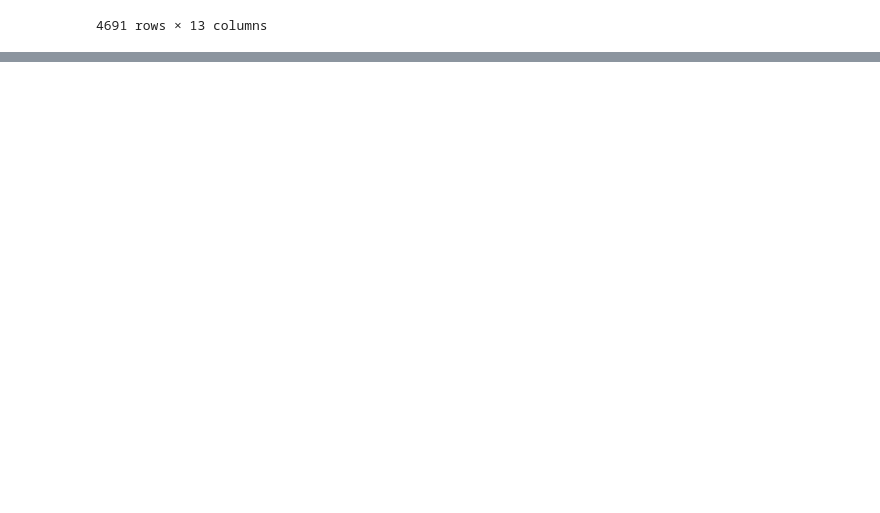
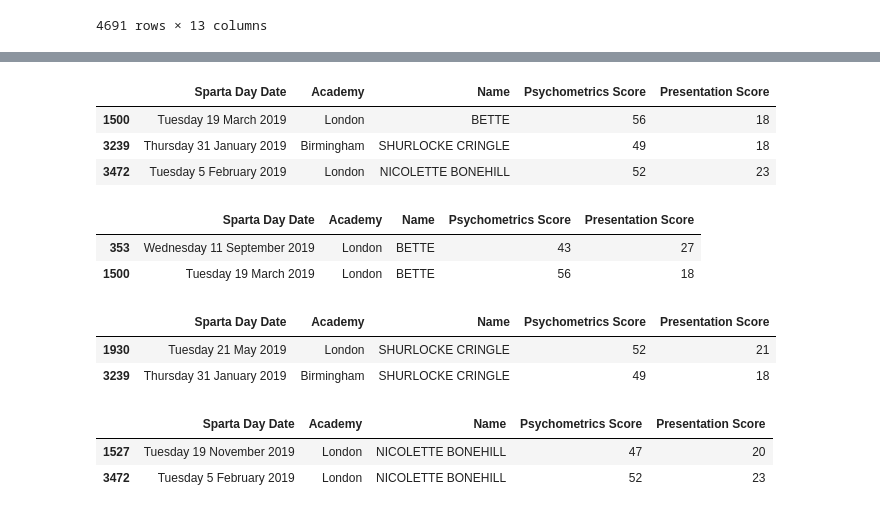
Before and after one commit to fyawil/etl_json_csv_txt_to_SQL_db, a Jupyter notebook: cleaning_dfs_exploration.ipynb, the cells around one changed output, grey strips where cells are left out. Cells and saved outputs as stored; diff of their text form; code cells hidden in the pictures; blank space fills up the shorter version.

```diff
--- a/cleaning_dfs_exploration.ipynb
+++ b/cleaning_dfs_exploration.ipynb
@@ -459,0 +677,31 @@ talent_jsons_df = talent_jsons_df.drop_duplicates()
+# %%
+# Checking for duplicated names
+
+talent_txts_df[talent_txts_df['Name'].duplicated()]
+# %% [output]
+|  | Sparta Day Date | Academy | Name | Psychometrics Score | Presentation Score |
+| 1500 | Tuesday 19 March 2019 | London | BETTE | 56 | 18 |
+| 3239 | Thursday 31 January 2019 | Birmingham | SHURLOCKE CRINGLE | 49 | 18 |
+| 3472 | Tuesday 5 February 2019 | London | NICOLETTE BONEHILL | 52 | 23 |
+# %%
+talent_txts_df[talent_txts_df['Name'] == 'BETTE']
+# We assume the candidate only disclosed their first or last name and that they are two different persons
+# %% [output]
+|  | Sparta Day Date | Academy | Name | Psychometrics Score | Presentation Score |
+| 353 | Wednesday 11 September 2019 | London | BETTE | 43 | 27 |
+| 1500 | Tuesday 19 March 2019 | London | BETTE | 56 | 18 |
+# %%
+talent_txts_df[talent_txts_df['Name'] == 'SHURLOCKE CRINGLE']
+# We assume these two candidates attended Sparta Day in two different cities and that they are two different persons
+# %% [output]
+|  | Sparta Day Date | Academy | Name | Psychometrics Score | Presentation Score |
+| 1930 | Tuesday 21 May 2019 | London | SHURLOCKE CRINGLE | 52 | 21 |
+| 3239 | Thursday 31 January 2019 | Birmingham | SHURLOCKE CRINGLE | 49 | 18 |
+# %%
+talent_txts_df[talent_txts_df['Name'] == 'NICOLETTE BONEHILL']
+# We assume duplicated person who attended two different Sparta Days due to the closeness of their scores
+# We will drop the earliest results
+# %% [output]
+|  | Sparta Day Date | Academy | Name | Psychometrics Score | Presentation Score |
+| 1527 | Tuesday 19 November 2019 | London | NICOLETTE BONEHILL | 47 | 20 |
+| 3472 | Tuesday 5 February 2019 | London | NICOLETTE BONEHILL | 52 | 23 |
```
Also changed, not shown: parts of 26 cells of this notebook, 1 other file.
